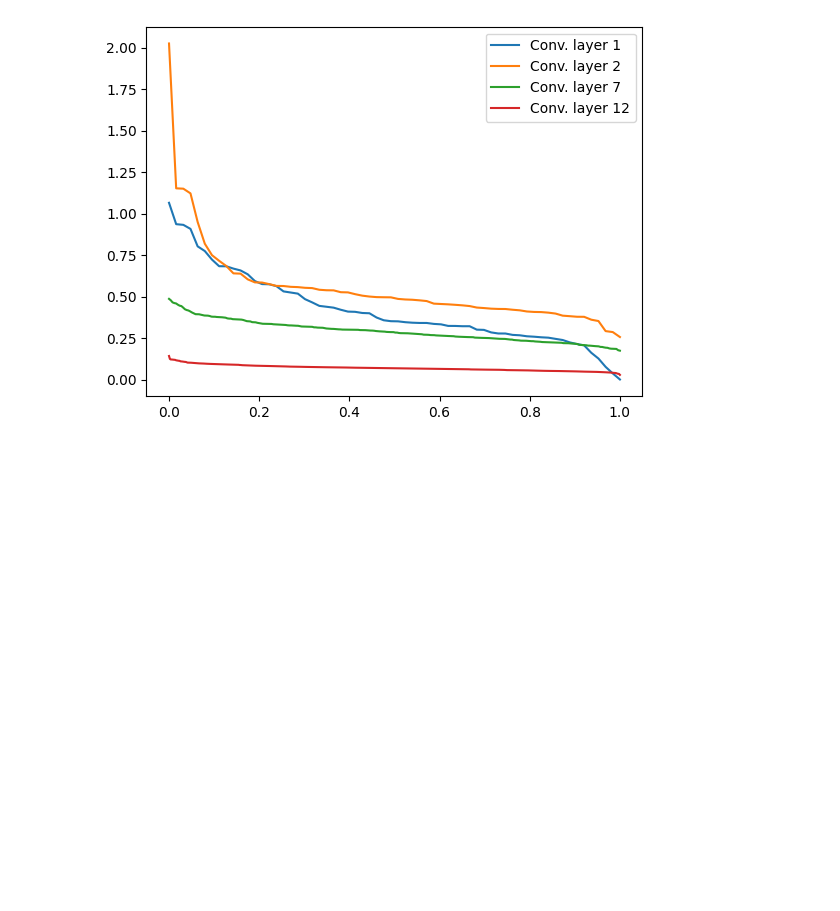
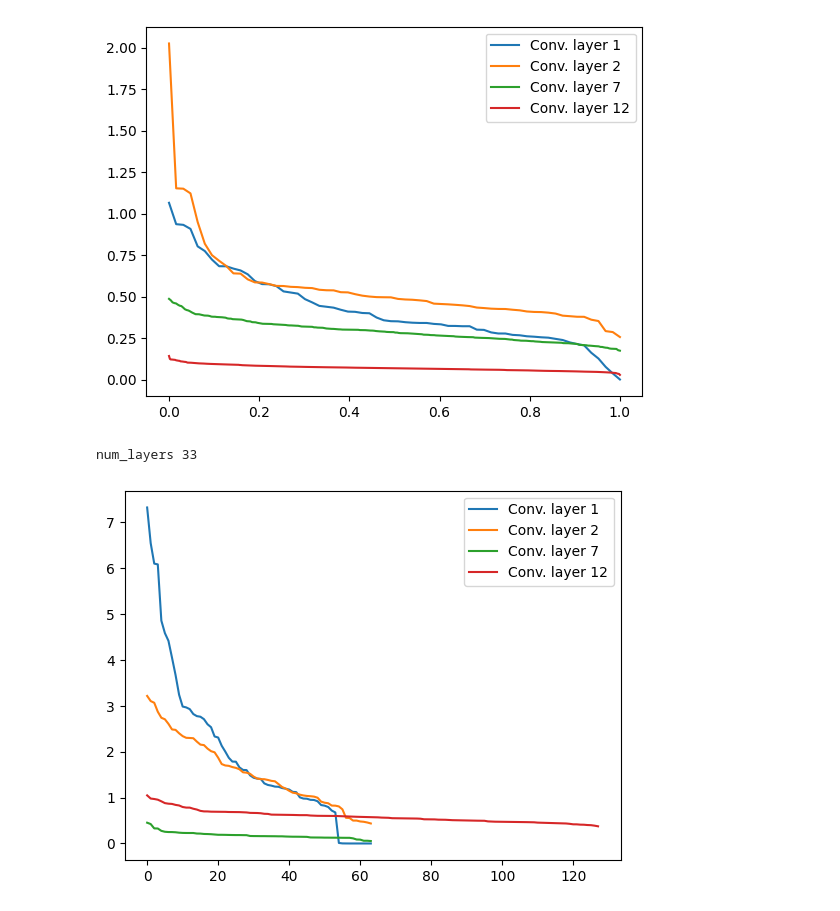
Before and after one commit to vivym/noise-playground, a Jupyter notebook: tools/test_importance2.ipynb, the cells around one changed output. Saved outputs shown, nothing was run; the diff lists cells and outputs as text; code cells hidden in the pictures; blank space fills up the shorter version.

Commit message:
imagenet

```diff
--- a/tools/test_importance2.ipynb
+++ b/tools/test_importance2.ipynb
@@ -92,3 +92,62 @@ draw_importances_norm(cifar10_vgg16_importances)
 draw_importances_norm(cifar100_vgg16_importances)
 # %% [output]
 [figure]
+# %%
+def get_importances(dataset_name: str, model_name: str):
+    device = torch.device("cuda")
+
+    dataloader, model = build_dataloader_and_model(
+        dataset_name=dataset_name,
+        batch_size=64,
+        num_workers=4,
+        model_name=model_name,
+        dataset_root="../data"
+    )
+    model.eval()
+    model.to(device)
+    model.register_importance_hooks()
+
+    labels_list = inference(dataloader, model, device)
+    labels = torch.cat(labels_list, dim=0)
+
+    importances = model.get_importances()
+    importances = [
+        torch.cat(scores, dim=0)
+        for scores in importances
+    ]
+
+    scores_per_class = []
+    for c in range(1, 1001):
+        mask = labels == c
+        scores_per_class.append([scores[mask].mean(0) for scores in importances])
+
+    results = []
+    for layer_idx in range(len(importances)):
+        scores = torch.stack([
+            scores_per_class[c][layer_idx]
+            for c in range(len(scores_per_class))
+        ], dim=0)
+        scores = scores.max(0)[0]
+        results.append(scores)
+    return results
+
+
+imagenet_resnet34_importances = get_importances("imagenet", "resnet34")
+# %% [output]
+num_layers 33
+# %%
+from matplotlib import pyplot as plt
+
+
+def draw_importances(importances):
+    for layer_idx in [1, 2, 7, 12]:
+        layer_scores = importances[layer_idx - 1]
+        layer_scores = layer_scores.cpu().sort(descending=True)[0].numpy()
+        plt.plot(range(layer_scores.shape[0]), layer_scores, label=f"Conv. layer {layer_idx}")
+    plt.legend(loc="upper right")
+    plt.show()
+
+
+draw_importances(imagenet_resnet34_importances)
+# %% [output]
+[figure, added]
```
Also changed, not shown: parts of 2 cells of this notebook, 5 other files.
